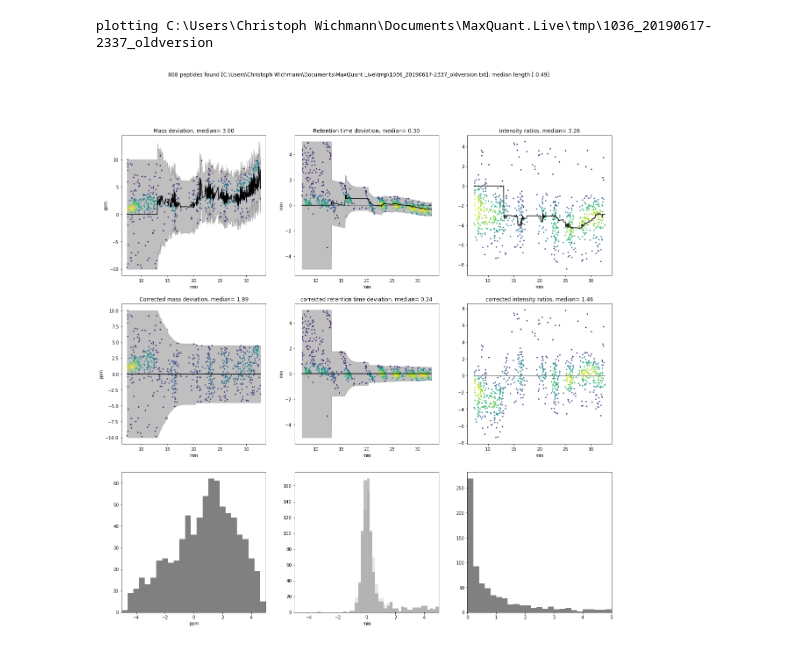
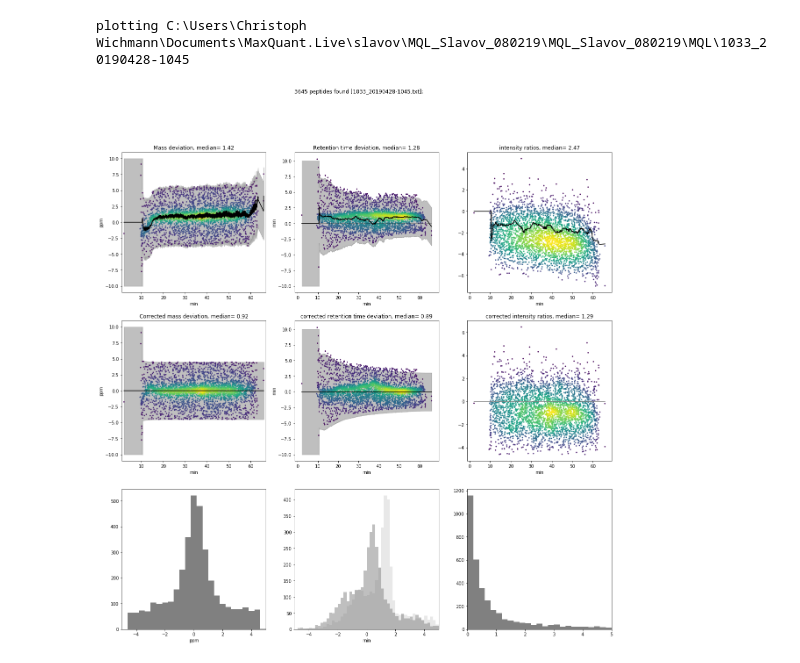
Before and after one commit to christophwi/MaxQuant.Live, a Jupyter notebook: analysis/PlotPeptides_1.0.ipynb, the cells around one changed output. Drawn from its saved outputs; the diff is of its cells as text; code cells hidden in the pictures.

```diff
--- a/analysis/PlotPeptides_1.0.ipynb
+++ b/analysis/PlotPeptides_1.0.ipynb
@@ -50,24 +57,24 @@ def parseLogFile( fName ):
 # %%
 # plot
 def plotPeptides(fp):
-	m           = fp['mz:']
-	me          = fp['mz_correction:']
-	err         = fp['mz_window:']
-	off         = fp['mz_deviation::']
+	m           = fp['mz']
+	me          = fp['mz_correction']
+	err         = fp['mz_window']
+	off         = fp['mz_deviation']
 
-	t           = fp['rt:']
-	t_diff      = fp['rt_deviation:']
-	t_me        = fp['rt_correction:']
-	t_err       = fp['rt_window:']
+	t           = fp['rt']
+	t_diff      = fp['rt_deviation']
+	t_me        = fp['rt_correction']
+	t_err       = fp['rt_window']
 
-	int_ratio   = array(fp['int_ratio:'])
-	int_corr    = fp['int_correction:']
-	lengths     = fp['length:']
+	int_ratio   = array(fp['int_ratio'])
+	int_corr    = fp['int_correction']
+	#lengths     = fp['length:']
 
 
 	f=1.0e6
 	rc('figure', figsize=(20,20))
-	suptitle("%i peptides found [%s]; median length [%5.2f]"% (len(t) ,fName,median(lengths)))
+	suptitle("%i peptides found [%s];"% (len(t) ,fName))
 
 	subplot(331)
 
@@ -195,14 +202,14 @@ def plotLogFile(dirName,fName,overwrite=False):
     fp.to_csv(baseName + "_peptides.txt" )
 # %%
 # plot a single file
-fName = 'C:\\Users\\Christoph Wichmann\\Documents\\MaxQuant.Live\\tmp\\1036_20190617-2337_oldversion.txt'
-plotLogFile(os.path.dirname(fName), os.path.basename(fName),overwrite=True)
+#fName = 'C:\\Users\\Christoph Wichmann\\Documents\\MaxQuant.Live\\tmp\\1036_20190617-2337_oldversion.txt'
+#plotLogFile(os.path.dirname(fName), os.path.basename(fName),overwrite=True)
 
 # plot all files in directory
-#logDirectory='Z:\\Users\\Sebastian\\realtimecorrection'
+logDirectory='C:\\Users\\Christoph Wichmann\\Documents\\MaxQuant.Live\\'
 
-#for fName in os.listdir(logDirectory):
- # plotLogFile(logDirectory,fName)
+for fName in os.listdir(logDirectory):
+  plotLogFile(logDirectory,fName,overwrite=True)
 # %% [output]
-plotting C:\Users\Christoph Wichmann\Documents\MaxQuant.Live\tmp\1036_20190617-2337_oldversion
+plotting C:\Users\Christoph Wichmann\Documents\MaxQuant.Live\slavov\MQL_Slavov_080219\MQL_Slavov_080219\MQL\1033_20190428-1045
-[figure, old version]
+[figure, new version]
```
Also changed, not shown: parts of 1 cell of this notebook, 9 other files.
